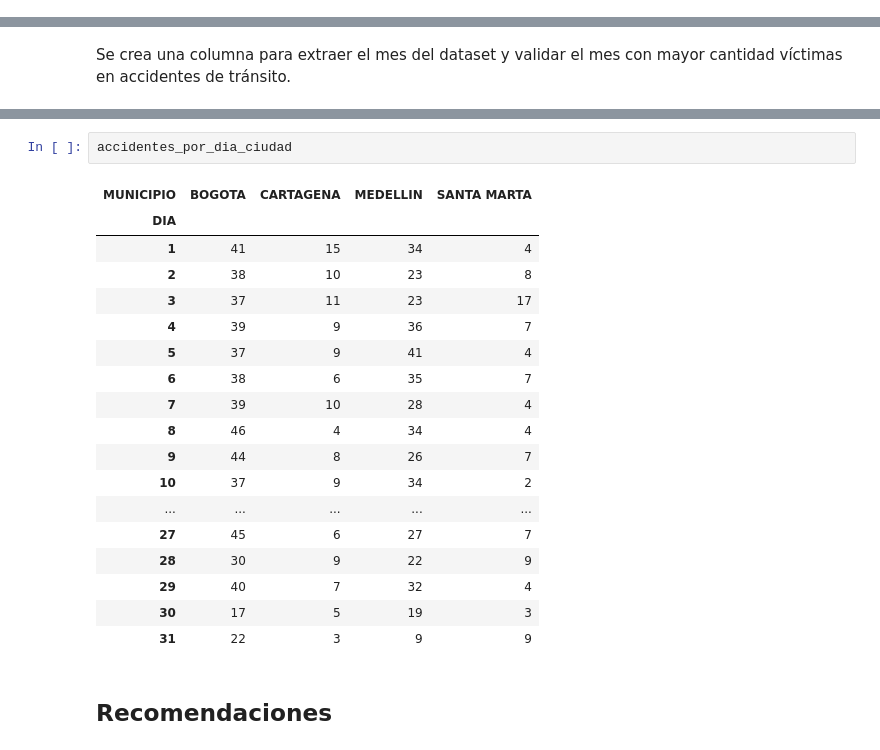
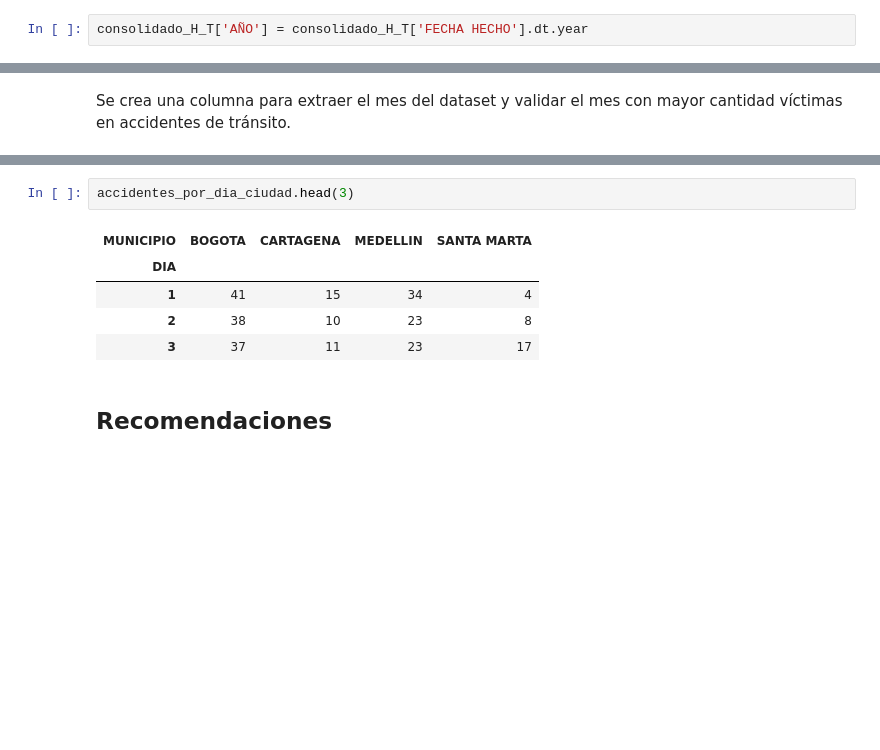
Before and after one commit to Tungsten2020/ADL, a Jupyter notebook: Prueba_ADL.ipynb, the cells around one changed output, grey strips where cells are left out. Cells and saved outputs as stored; diff of their text form; blank space fills up the shorter version.

```diff
--- a/Prueba_ADL.ipynb
+++ b/Prueba_ADL.ipynb
@@ -297,5 +290,7 @@ plt.show()
 # %% [markdown]
 En el año 2022, Bogotá experimentó un notable aumento en la cantidad de víctimas por accidentes de tránsito, lo que refleja un fuerte crecimiento en la siniestralidad vial en la ciudad. Por otro lado, Cartagena y Santa Marta mostraron un crecimiento lineal en el número de víctimas, con una pendiente casi nula, lo que indica que el número de accidentes se ha mantenido relativamente estable en los últimos años, sin cambios significativos en la tendencia.
+# %%
+consolidado_H_T['AÑO'] = consolidado_H_T['FECHA HECHO'].dt.year
 # %%
 accidentes_por_anio_ciudad = consolidado_H_T.groupby(['AÑO', 'MUNICIPIO'])['CANTIDAD'].sum().unstack()
 
@@ -384,24 +367,11 @@ plt.show()
 # %%
-accidentes_por_dia_ciudad
+accidentes_por_dia_ciudad.head(3)
 # %% [output]
 | MUNICIPIO | BOGOTA | CARTAGENA | MEDELLIN | SANTA MARTA |
 | DIA |  |  |  |  |
 | 1 | 41 | 15 | 34 | 4 |
 | 2 | 38 | 10 | 23 | 8 |
 | 3 | 37 | 11 | 23 | 17 |
-| 4 | 39 | 9 | 36 | 7 |
-| 5 | 37 | 9 | 41 | 4 |
-| 6 | 38 | 6 | 35 | 7 |
-| 7 | 39 | 10 | 28 | 4 |
-| 8 | 46 | 4 | 34 | 4 |
-| 9 | 44 | 8 | 26 | 7 |
-| 10 | 37 | 9 | 34 | 2 |
-| ... | ... | ... | ... | ... |
-| 27 | 45 | 6 | 27 | 7 |
-| 28 | 30 | 9 | 22 | 9 |
-| 29 | 40 | 7 | 32 | 4 |
-| 30 | 17 | 5 | 19 | 3 |
-| 31 | 22 | 3 | 9 | 9 |
 # %% [markdown]
 ## **Recomendaciones**
 # %% [markdown]
```
Also changed, not shown: parts of 7 cells of this notebook, 5 other files.
